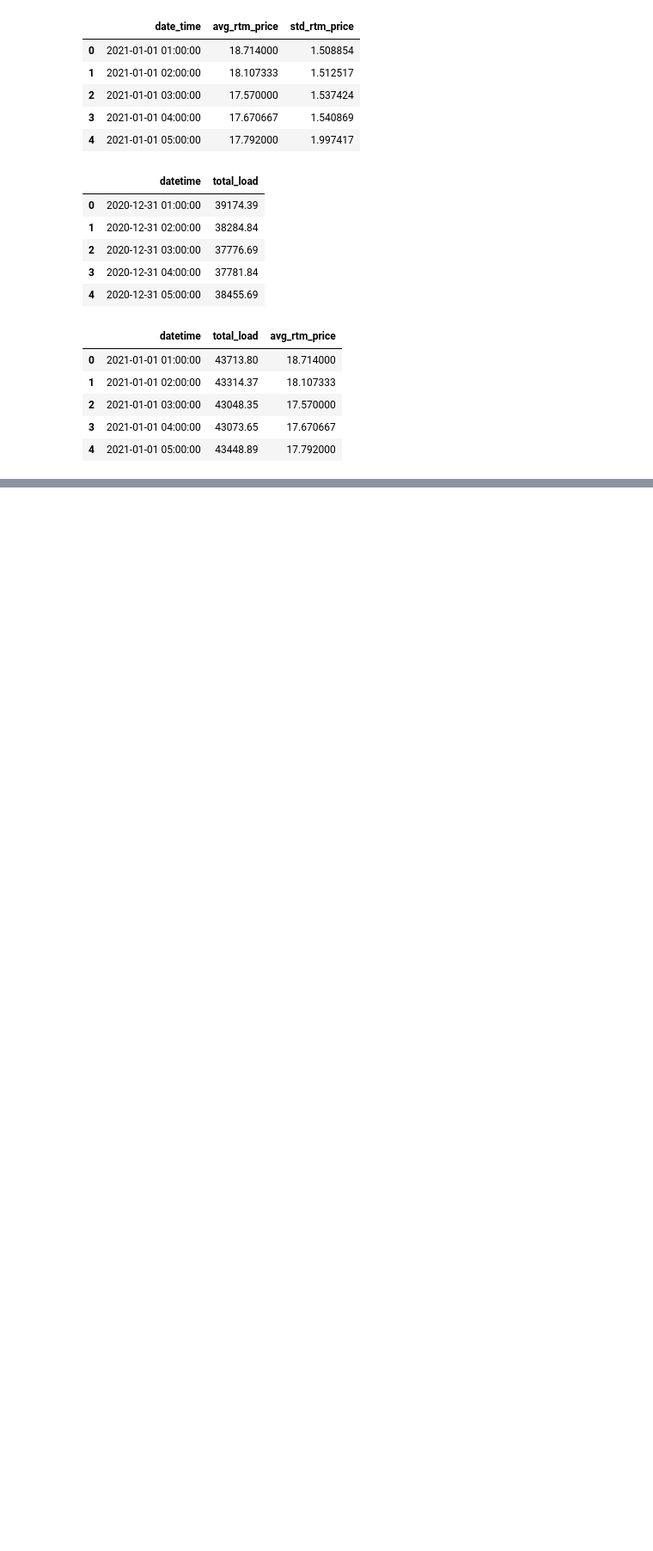
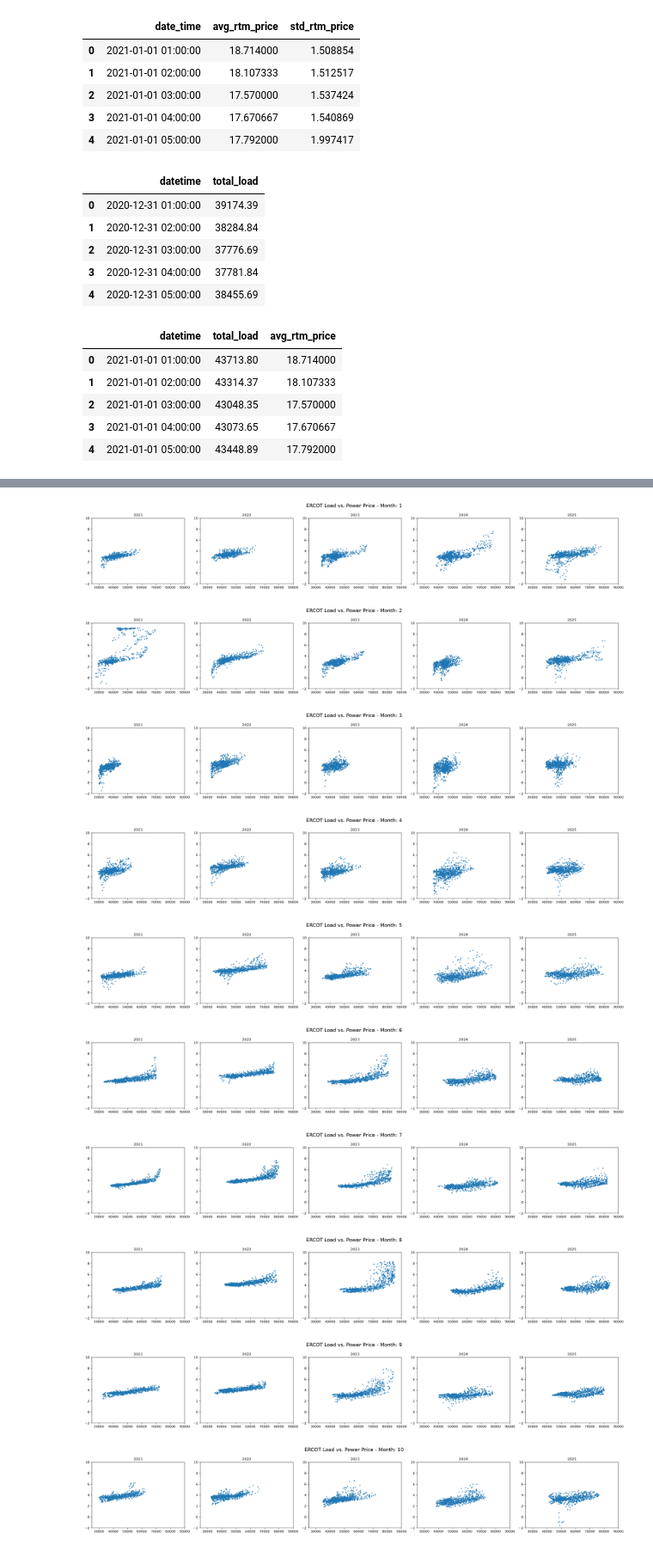
Before and after one commit to zyliaz/Energy-Price-Risk-Model, a Jupyter notebook: 03_notebooks/02_analysis/05_load_rtm_price_plot.ipynb, the cells around one changed output, grey strips where cells are left out. Shown at 86% size. Cells and saved outputs as stored; diff of their text form; code cells hidden in the pictures; blank space fills up the shorter version.

```diff
--- a/03_notebooks/02_analysis/05_load_rtm_price_plot.ipynb
+++ b/03_notebooks/02_analysis/05_load_rtm_price_plot.ipynb
@@ -109,0 +89,32 @@ ax2.legend()
+# %%
+# break down by month and year
+
+months = [1, 2, 3, 4, 5, 6, 7, 8, 9, 10, 11, 12]
+
+for month in months:
+    df_month = df_plot[df_plot.index.month == month]
+    fig, axes = plt.subplots(1, 5, figsize=(24, 4), sharex=True)
+    axes = axes.flatten()
+
+    for ax, year in zip(axes, years):
+        year_data = df_month[df_month['year'] == year]
+
+        ax.scatter(year_data['total_load'], np.sign(year_data['avg_rtm_price']) * np.log(abs(year_data['avg_rtm_price'])), lw=0.2, s=8)
+        ax.set_title(year, fontsize=11)
+        ax.set_ylim(-2, 10)
+        ax.set_xlim(25000, 90000)
+
+    plt.suptitle(f'ERCOT Load vs. Power Price - Month: {month}', fontsize=16)
+    plt.tight_layout()
+    plt.show()
+# %% [output]
+[figure, added]
+[figure, added]
+[figure, added]
+[figure, added]
+[figure, added]
+[figure, added]
+[figure, added]
+[figure, added]
+[figure, added]
+[figure, added]
```
Also changed, not shown: parts of 6 cells of this notebook, 15 other files.
